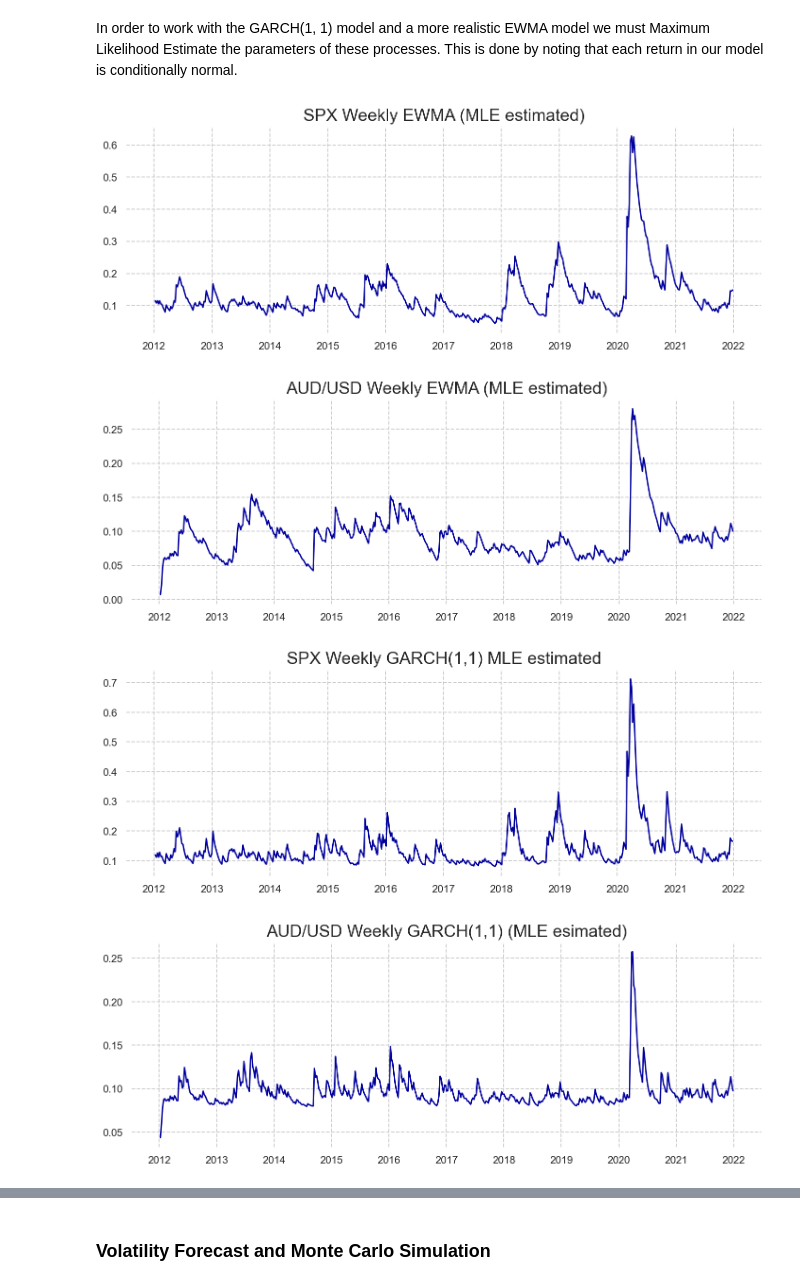
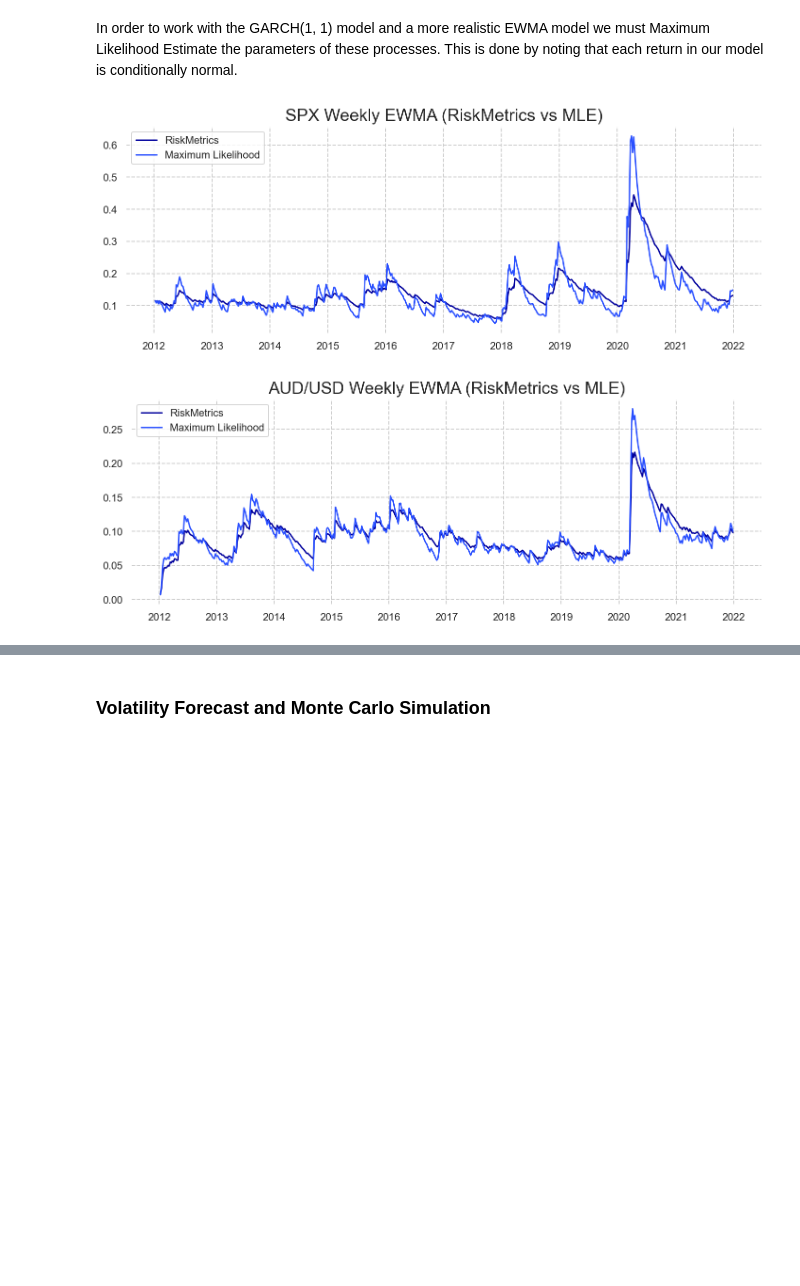
Before and after one commit to Sinbad-The-Sailor/Financial-Mathematics-Notebooks, a Jupyter notebook: volatility_modelling.ipynb, the cells around one changed output, grey strips where cells are left out. Drawn from its saved outputs; the diff is of its cells as text; code cells hidden in the pictures; blank space fills up the shorter version.

Commit message:
Added working variance targeting and cleaned up cluttered graphs.

```diff
--- a/volatility_modelling.ipynb
+++ b/volatility_modelling.ipynb
@@ -355,6 +330,19 @@ def log_likelihood(param, data):
         vol_est = param[0] + param[1] * (data[i] ** 2) + param[2] * vol_est
 
     return log_likelihood
+
+def GARCH_annualized(data, omega, alpha, beta, measurement_time, title):
+    n_observations = len(data)
+    vol_est = np.sqrt(omega + alpha * (data[0] ** 2) + beta * (data[0] ** 2))
+    vol = []
+    for i in range(1, n_observations):
+        vol.append(vol_est)
+        vol_est = np.sqrt(omega + alpha * (data[i] ** 2) + beta * (vol_est ** 2))
+    vol_annual = [x * np.sqrt(1/measurement_time) for x in vol]
+    return vol_annual
+
+def EWMA_annualized(data, lamb, measurement_time, title):
+    return GARCH_annualized(data, 0, (1-lamb), lamb, measurement_time, title)
 # %%
 from scipy.optimize import minimize
 
@@ -384,10 +359,29 @@ result_aud_garch = minimize(log_likelihood, x0, constraints = cons_garch, args=a
-# %%
-EWMA_annualized(spx_weekly_returns[1:], result_spx_ewma.x[2], 1/52, 'SPX Weekly EWMA (MLE estimated)')
-EWMA_annualized(aud_weekly_returns[1:], result_aud_ewma.x[2], 1/52, 'AUD/USD Weekly EWMA (MLE estimated)')
-GARCH_annualized(spx_weekly_returns[1:], result_spx_garch.x[0], result_spx_garch.x[1], result_spx_garch.x[2], 1/52, 'SPX Weekly GARCH(1,1) MLE estimated')
-GARCH_annualized(aud_weekly_returns[1:], result_aud_garch.x[0], result_aud_garch.x[1], result_aud_garch.x[2], 1/52, 'AUD/USD Weekly GARCH(1,1) (MLE esimated)')
-# %% [output]
-[figure, removed]
-[figure, removed]
-[figure, removed]
-[figure, removed]
+# %%
+fig, ax = plt.subplots()
+fig.set_size_inches(12, 4)
+spx_ewma_risk_metrics = EWMA_annualized(spx_weekly_returns[1:], 0.94, 1/52, 'SPX Weekly EWMA')
+spx_ewma_mle = EWMA_annualized(spx_weekly_returns[1:], result_spx_ewma.x[2], 1/52, 'SPX Weekly EWMA (MLE estimated)')
+
+ax.plot(spx_weekly_returns[2:].index, spx_ewma_risk_metrics, label='RiskMetrics')
+ax.plot(spx_weekly_returns[2:].index, spx_ewma_mle, label='Maximum Likelihood')
+
+ax.set_title('SPX Weekly EWMA (RiskMetrics vs MLE)', fontsize=18)
+ax.set_frame_on(False)
+plt.legend()
+plt.show()
+
+fig, ax = plt.subplots()
+fig.set_size_inches(12, 4)
+aud_ewma_risk_metrics = EWMA_annualized(aud_weekly_returns[1:], 0.94, 1/52, 'SPX Weekly EWMA')
+aud_ewma_mle = EWMA_annualized(aud_weekly_returns[1:], result_aud_ewma.x[2], 1/52, 'AUD/USD Weekly EWMA (MLE estimated)')
+
+ax.plot(aud_weekly_returns[2:].index, aud_ewma_risk_metrics, label='RiskMetrics')
+ax.plot(aud_weekly_returns[2:].index, aud_ewma_mle, label='Maximum Likelihood')
+
+ax.set_title('AUD/USD Weekly EWMA (RiskMetrics vs MLE)', fontsize=18)
+ax.set_frame_on(False)
+plt.legend()
+plt.show()
+# %% [output]
+[figure, added]
+[figure, added]
```
Also changed, not shown: parts of 4 cells of this notebook.
